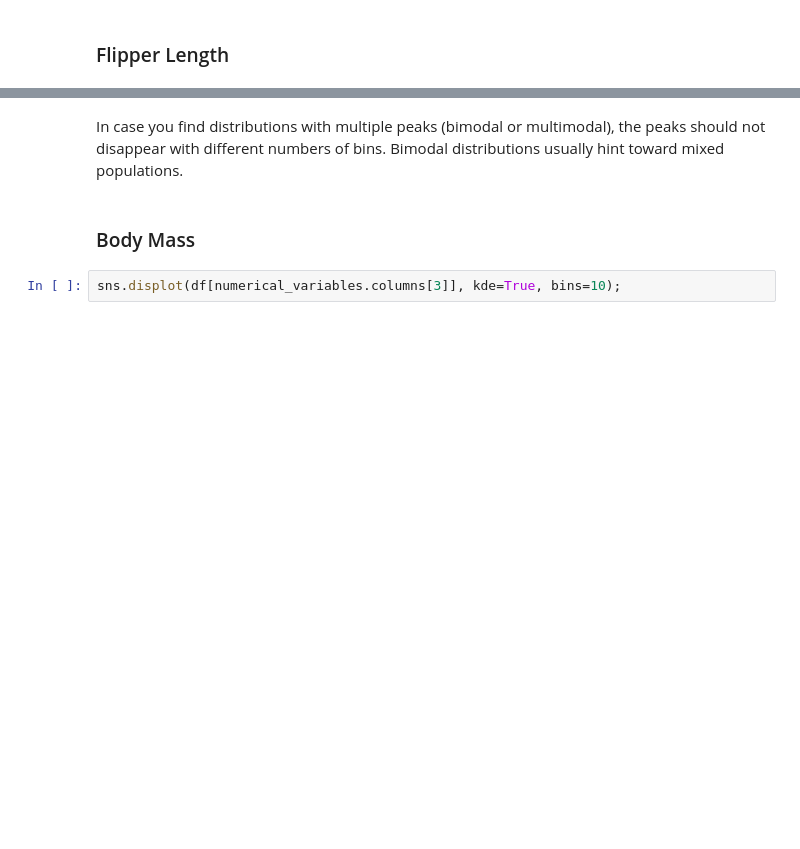
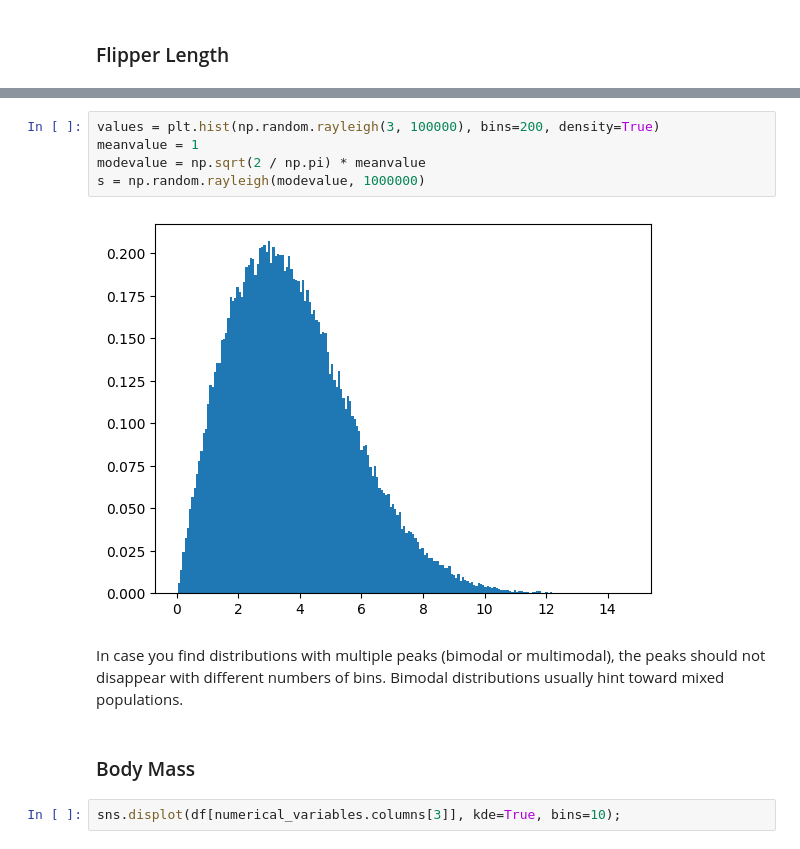
Before and after one commit to damienfarrell/fund-data, a Jupyter notebook: tasks.ipynb, the cells around one changed output, grey strips where cells are left out. Drawn from its saved outputs; the diff is of its cells as text; blank space fills up the shorter version.

```diff
--- a/tasks.ipynb
+++ b/tasks.ipynb
@@ -262,3 +331,10 @@ find_best_fit(df['flipper_length_mm'])
+# %%
+values = plt.hist(np.random.rayleigh(3, 100000), bins=200, density=True)
+meanvalue = 1
+modevalue = np.sqrt(2 / np.pi) * meanvalue
+s = np.random.rayleigh(modevalue, 1000000)
+# %% [output]
+[figure, added]
 # %% [markdown]
 In case you find distributions with multiple peaks (bimodal or multimodal), the peaks should not disappear with different numbers of bins. Bimodal distributions usually hint toward mixed populations.
 # %% [markdown]
```
Also changed, not shown: parts of 14 cells of this notebook.
